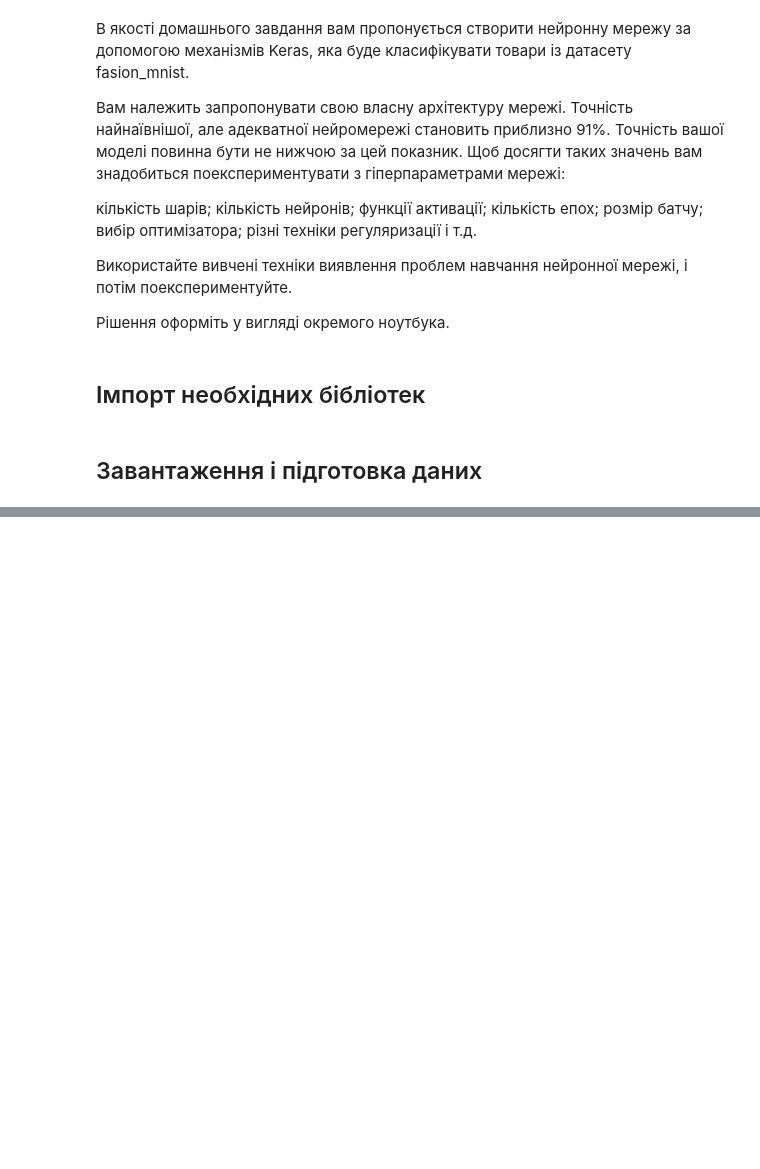
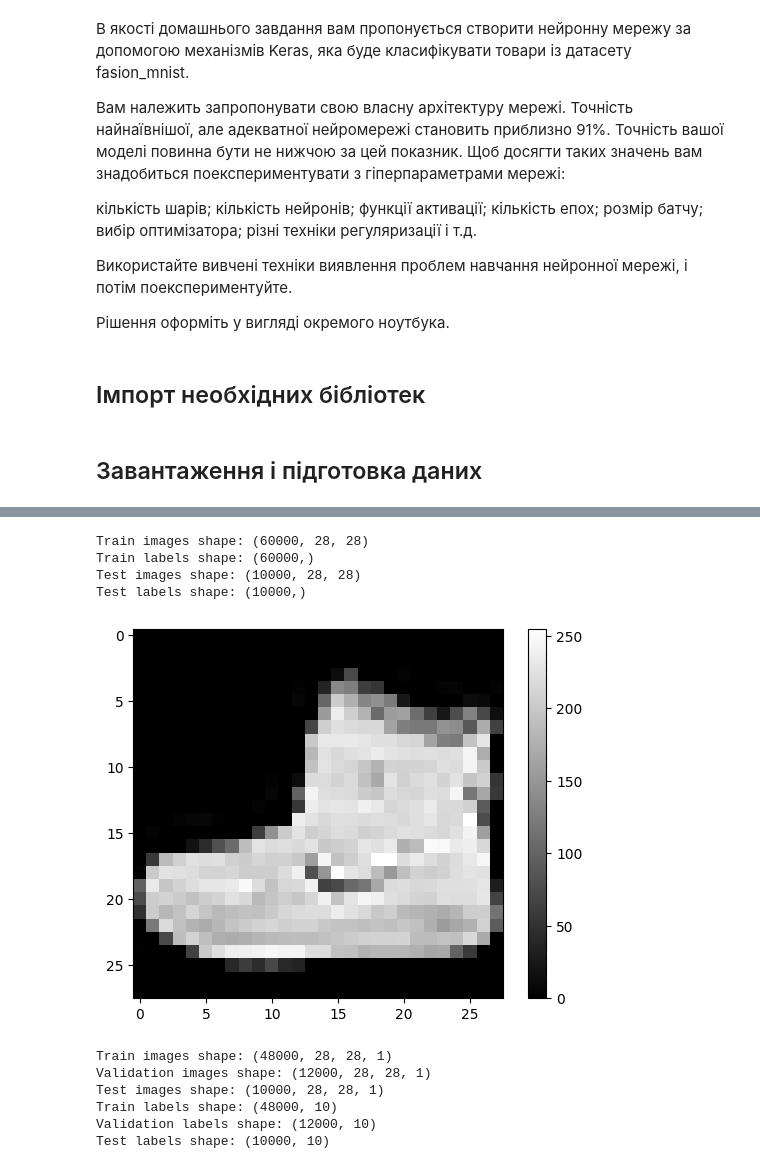
Before and after one commit to OlexandrYakovenko/goit_dsml-hw-12, a Jupyter notebook: HW12.ipynb, the cells around one changed output, grey strips where cells are left out. Drawn from its saved outputs; the diff is of its cells as text; code cells hidden in the pictures; blank space fills up the shorter version.

```diff
--- a/HW12.ipynb
+++ b/HW12.ipynb
@@ -38,17 +47,2 @@ from tensorflow.keras.optimizers import RMSprop, Nadam
 # %% [markdown]
 ## Завантаження і підготовка даних
-# %%
-# Завантаження даних
-(x_train, y_train), (x_test, y_test) = fashion_mnist.load_data()
-
-# Нормалізація даних
-x_train = x_train / 255.0
-x_test = x_test / 255.0
-
-# Зміна форми даних
-x_train = x_train.reshape(-1, 28, 28, 1)
-x_test = x_test.reshape(-1, 28, 28, 1)
-
-# One-hot encoding міток
-y_train = to_categorical(y_train, 10)
-y_test = to_categorical(y_test, 10)
@@ -227,0 +49,23 @@ model.compile(optimizer=Nadam(), loss='categorical_crossentropy', metrics=['accu
+# %%
+# Завантаження даних
+(train_images, train_labels), (test_images, test_labels) = fashion_mnist.load_data()
+# %%
+# Перевірка форми даних
+print("Train images shape:", train_images.shape)
+print("Train labels shape:", train_labels.shape)
+print("Test images shape:", test_images.shape)
+print("Test labels shape:", test_labels.shape)
+# %% [output]
+Train images shape: (60000, 28, 28)
+Train labels shape: (60000,)
+Test images shape: (10000, 28, 28)
+Test labels shape: (10000,)
+# %%
+# Візуалізація першого зображення з тренувального датасету
+plt.figure()
+plt.imshow(train_images[0], cmap='gray')
+plt.colorbar()
+plt.grid(False)
+plt.show()
+# %% [output]
+[figure, added]
@@ -227,0 +89,15 @@ model.compile(optimizer=Nadam(), loss='categorical_crossentropy', metrics=['accu
+# %%
+# Перевірка форм даних після перетворення
+print("Train images shape:", train_images.shape)
+print("Validation images shape:", val_images.shape)
+print("Test images shape:", test_images.shape)
+print("Train labels shape:", train_labels.shape)
+print("Validation labels shape:", val_labels.shape)
+print("Test labels shape:", test_labels.shape)
+# %% [output]
+Train images shape: (48000, 28, 28, 1)
+Validation images shape: (12000, 28, 28, 1)
+Test images shape: (10000, 28, 28, 1)
+Train labels shape: (48000, 10)
+Validation labels shape: (12000, 10)
+Test labels shape: (10000, 10)
```
Also changed, not shown: parts of 48 cells of this notebook.
